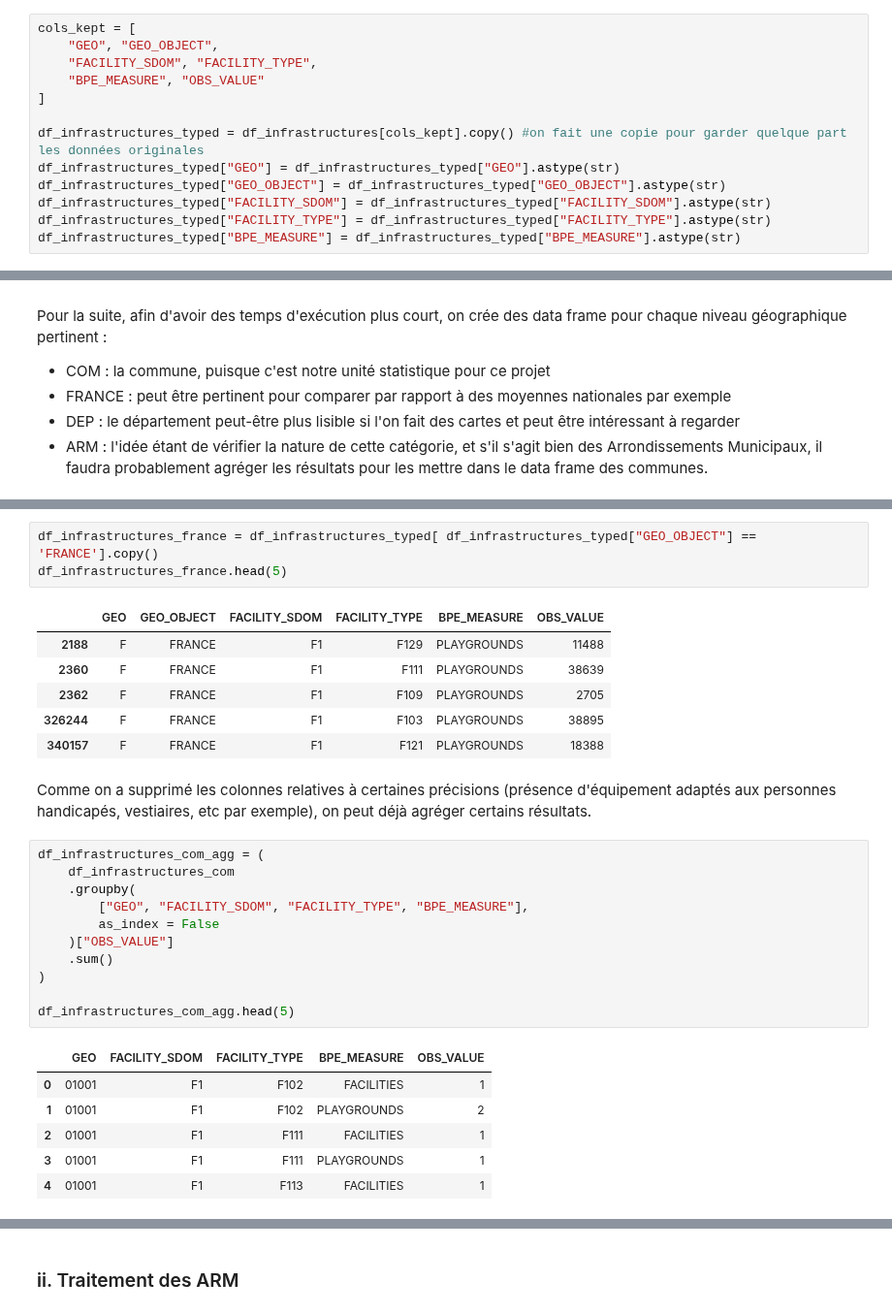
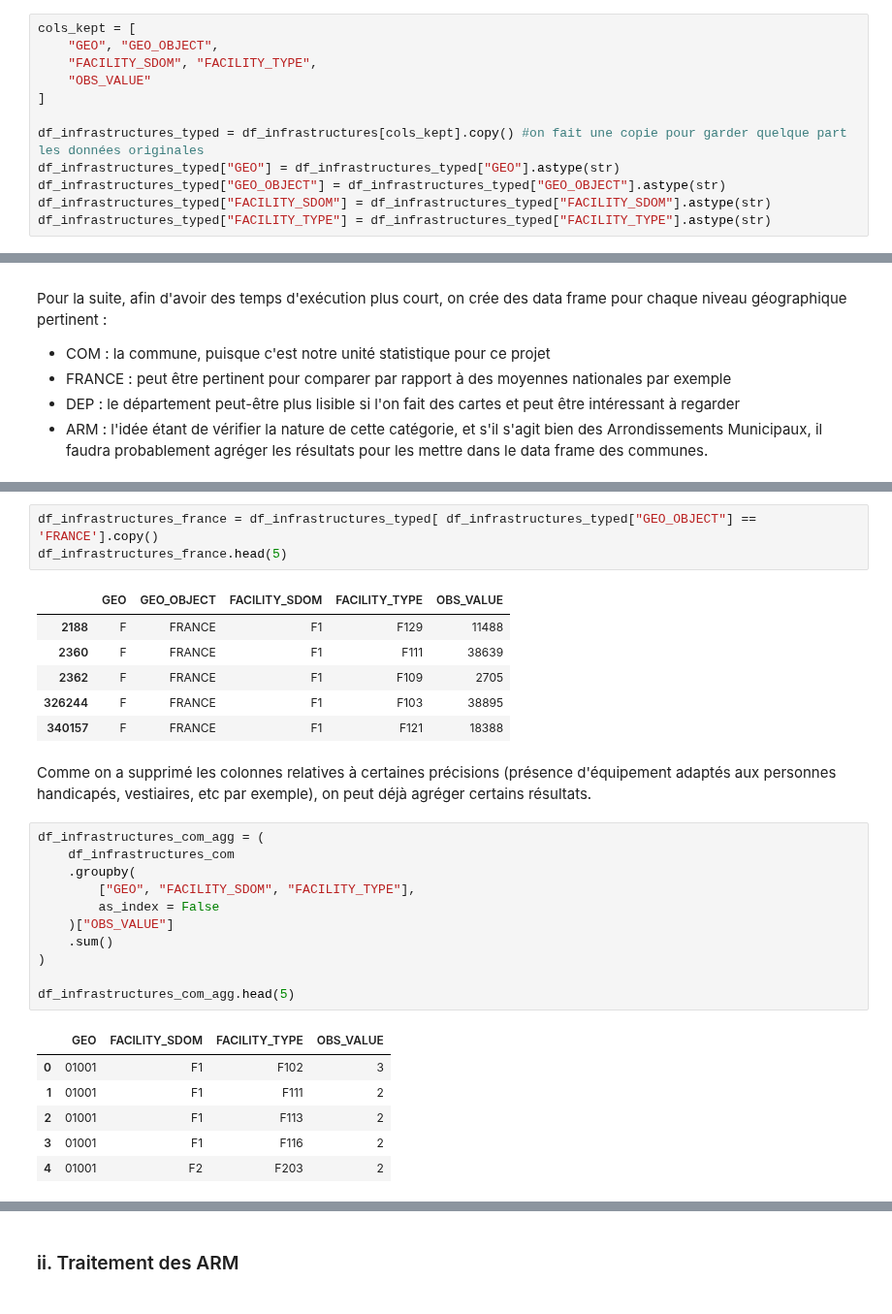
Before and after one commit to heloise1414/Projet-Python-S3, a Jupyter notebook: code/main-clemence v2.ipynb, the cells around one changed output, grey strips where cells are left out. Shown at 97% size. Drawn from its saved outputs; the diff is of its cells as text.

Commit message:
suppression de bpe_measure car var inutile

```diff
--- a/code/main-clemence v2.ipynb
+++ b/code/main-clemence v2.ipynb
@@ -179,7 +206,7 @@ Name: count, dtype: int64
 cols_kept = [
     "GEO", "GEO_OBJECT",
     "FACILITY_SDOM", "FACILITY_TYPE",
-    "BPE_MEASURE", "OBS_VALUE"
+    "OBS_VALUE"
 ]
 
 df_infrastructures_typed = df_infrastructures[cols_kept].copy() #on fait une copie pour garder quelque part les données originales
@@ -187,7 +214,6 @@ df_infrastructures_typed["GEO"] = df_infrastructures_typed["GEO"].astype(str)
 df_infrastructures_typed["GEO_OBJECT"] = df_infrastructures_typed["GEO_OBJECT"].astype(str)
 df_infrastructures_typed["FACILITY_SDOM"] = df_infrastructures_typed["FACILITY_SDOM"].astype(str)
 df_infrastructures_typed["FACILITY_TYPE"] = df_infrastructures_typed["FACILITY_TYPE"].astype(str)
-df_infrastructures_typed["BPE_MEASURE"] = df_infrastructures_typed["BPE_MEASURE"].astype(str)
 # %% [markdown]
 Etant donné la taille considérable du fichier (DS_BPE_SPORT_CULTURE_2024_data.csv), il vaut mieux le transformer au format Parquet pour éviter des temps d'exécution trop élevés.
 # %%
@@ -490,32 +516,32 @@ df_infrastructures_dep.head(5)
 df_infrastructures_france = df_infrastructures_typed[ df_infrastructures_typed["GEO_OBJECT"] == 'FRANCE'].copy()
 df_infrastructures_france.head(5)
 # %% [output]
-|  | GEO | GEO_OBJECT | FACILITY_SDOM | FACILITY_TYPE | BPE_MEASURE | OBS_VALUE |
-| 2188 | F | FRANCE | F1 | F129 | PLAYGROUNDS | 11488 |
-| 2360 | F | FRANCE | F1 | F111 | PLAYGROUNDS | 38639 |
-| 2362 | F | FRANCE | F1 | F109 | PLAYGROUNDS | 2705 |
-| 326244 | F | FRANCE | F1 | F103 | PLAYGROUNDS | 38895 |
-| 340157 | F | FRANCE | F1 | F121 | PLAYGROUNDS | 18388 |
+|  | GEO | GEO_OBJECT | FACILITY_SDOM | FACILITY_TYPE | OBS_VALUE |
+| 2188 | F | FRANCE | F1 | F129 | 11488 |
+| 2360 | F | FRANCE | F1 | F111 | 38639 |
+| 2362 | F | FRANCE | F1 | F109 | 2705 |
+| 326244 | F | FRANCE | F1 | F103 | 38895 |
+| 340157 | F | FRANCE | F1 | F121 | 18388 |
 # %% [markdown]
 Comme on a supprimé les colonnes relatives à certaines précisions (présence d'équipement adaptés aux personnes handicapés, vestiaires, etc par exemple), on peut déjà agréger certains résultats.
 # %%
 df_infrastructures_com_agg = (
     df_infrastructures_com
     .groupby(
-        ["GEO", "FACILITY_SDOM", "FACILITY_TYPE", "BPE_MEASURE"],
+        ["GEO", "FACILITY_SDOM", "FACILITY_TYPE"],
         as_index = False
     )["OBS_VALUE"]
     .sum()
 )
 
 df_infrastructures_com_agg.head(5)
 # %% [output]
-|  | GEO | FACILITY_SDOM | FACILITY_TYPE | BPE_MEASURE | OBS_VALUE |
-| 0 | 01001 | F1 | F102 | FACILITIES | 1 |
-| 1 | 01001 | F1 | F102 | PLAYGROUNDS | 2 |
-| 2 | 01001 | F1 | F111 | FACILITIES | 1 |
-| 3 | 01001 | F1 | F111 | PLAYGROUNDS | 1 |
-| 4 | 01001 | F1 | F113 | FACILITIES | 1 |
+|  | GEO | FACILITY_SDOM | FACILITY_TYPE | OBS_VALUE |
+| 0 | 01001 | F1 | F102 | 3 |
+| 1 | 01001 | F1 | F111 | 2 |
+| 2 | 01001 | F1 | F113 | 2 |
+| 3 | 01001 | F1 | F116 | 2 |
+| 4 | 01001 | F2 | F203 | 2 |
 # %%
 df_infrastructures_arm_agg = (
     df_infrastructures_arm
```
Also changed, not shown: parts of 24 cells of this notebook.
